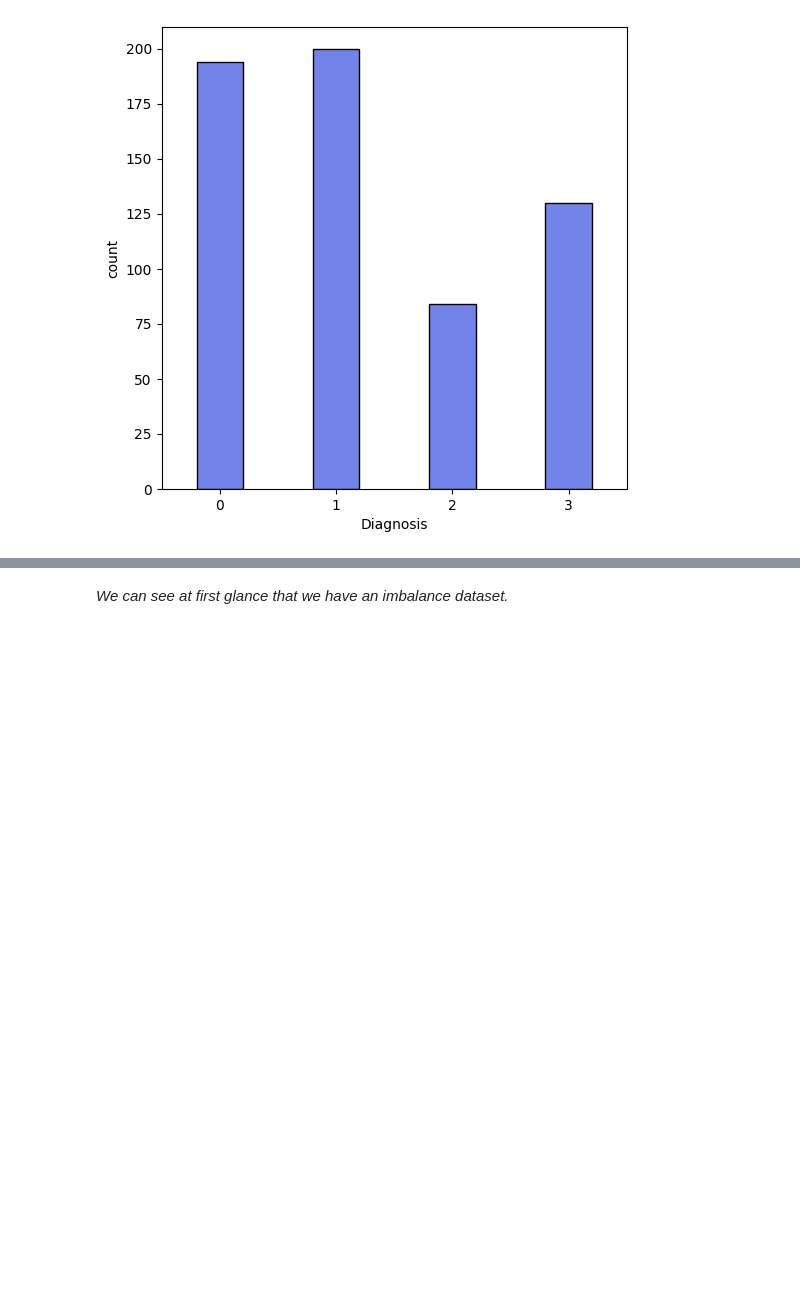
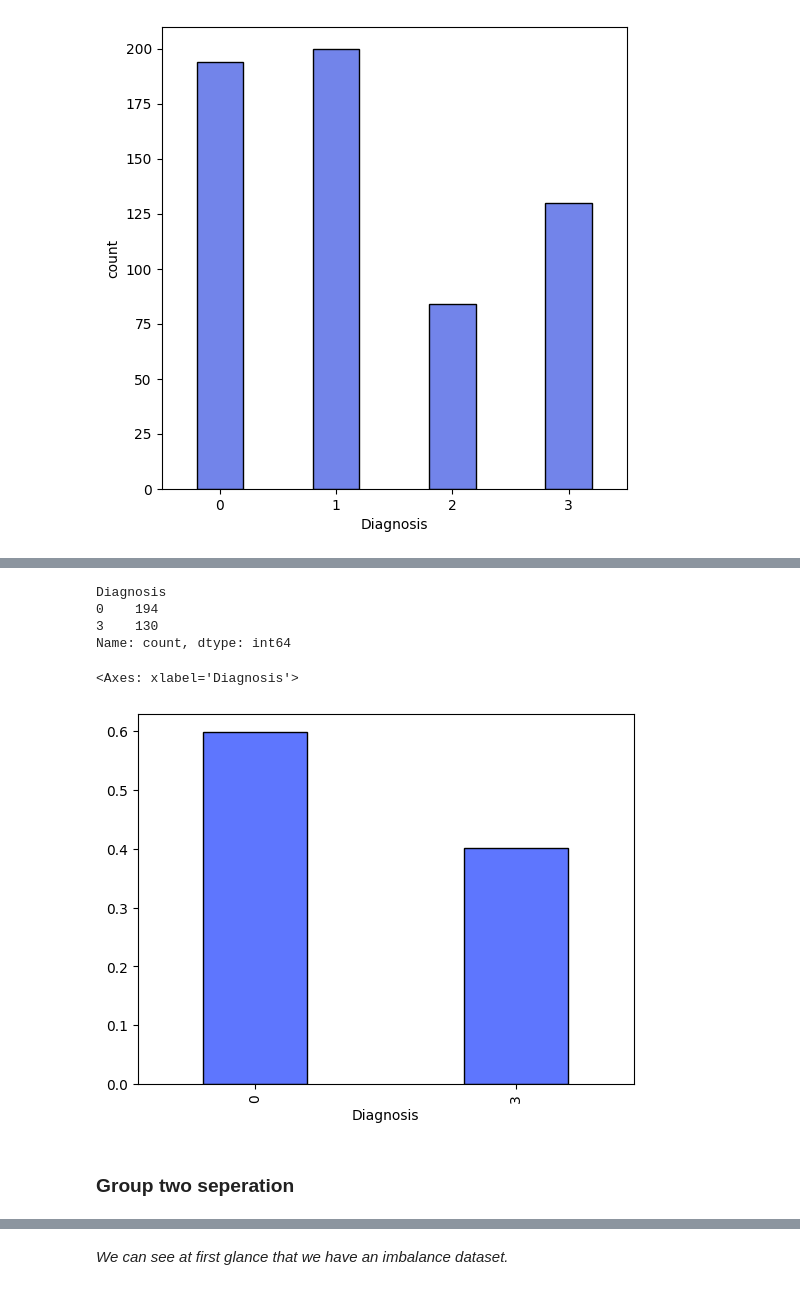
Before and after one commit to InfoAdam1998/Thesis-Project, a Jupyter notebook: notebooks/explanatory_data_analysis/univariate_analysis.ipynb, the cells around one changed output, grey strips where cells are left out. Cells and saved outputs as stored; diff of their text form; code cells hidden in the pictures; blank space fills up the shorter version.

```diff
--- a/notebooks/explanatory_data_analysis/univariate_analysis.ipynb
+++ b/notebooks/explanatory_data_analysis/univariate_analysis.ipynb
@@ -138,0 +141,6 @@ sns.countplot(data = dataset,
+# %%
+group_one = dataset[dataset["Diagnosis"] == 0]
+group_two = dataset[dataset["Diagnosis"] == 3]
+
+combined_group_one = pd.concat([group_one, group_two], ignore_index = True)
+combined_group_one["Diagnosis"].unique()
@@ -138,0 +165,18 @@ sns.countplot(data = dataset,
+# %%
+y_split_one = combined_group_one["Diagnosis"]
+y_split_one.value_counts()
+# %% [output]
+Diagnosis
+0    194
+3    130
+Name: count, dtype: int64
+# %%
+y_split_one.value_counts(normalize=True).plot(kind="bar",
+                                                color = "#5e76fe",
+                                                width = 0.4,
+                                                edgecolor = "black",)
+# %% [output]
+<Axes: xlabel='Diagnosis'>
+[figure, added]
+# %% [markdown]
+### Group two seperation
```
Also changed, not shown: parts of 8 cells of this notebook, 8 other files.
